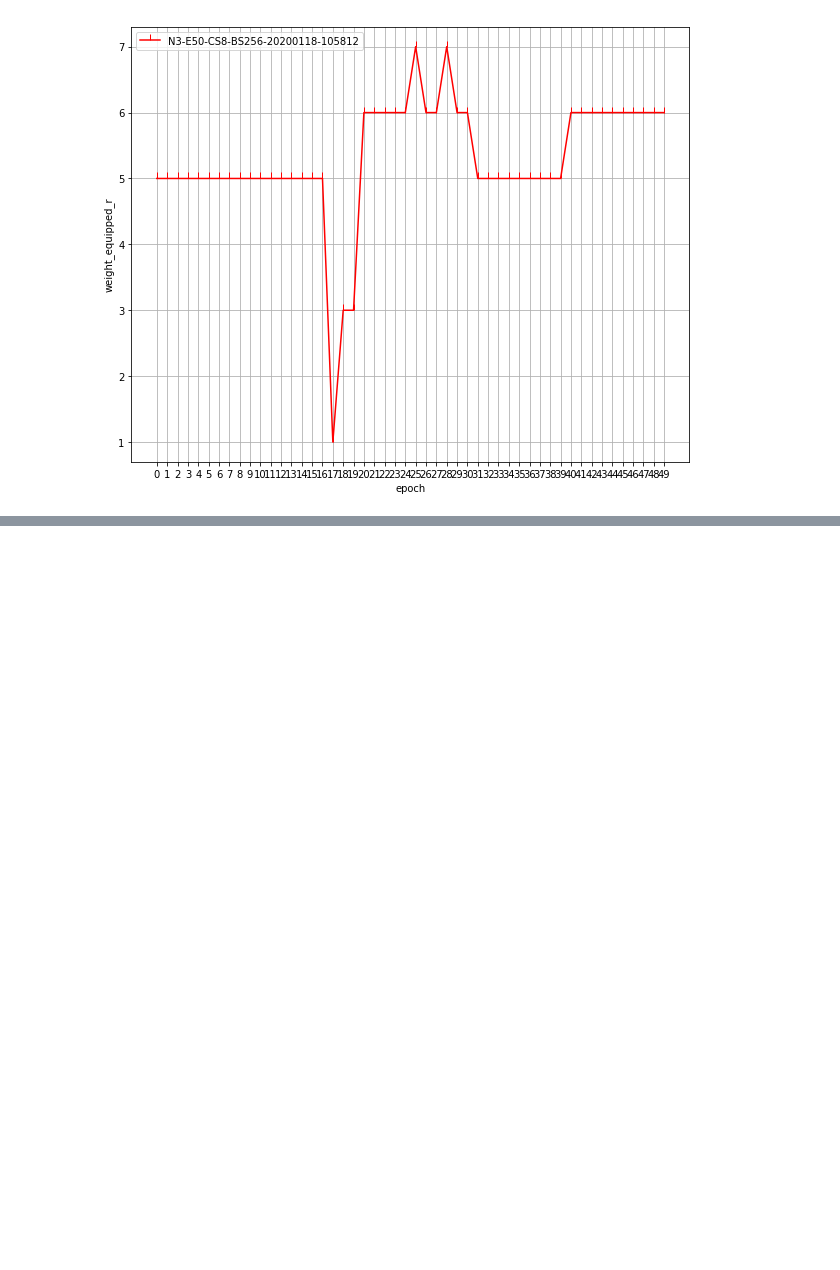
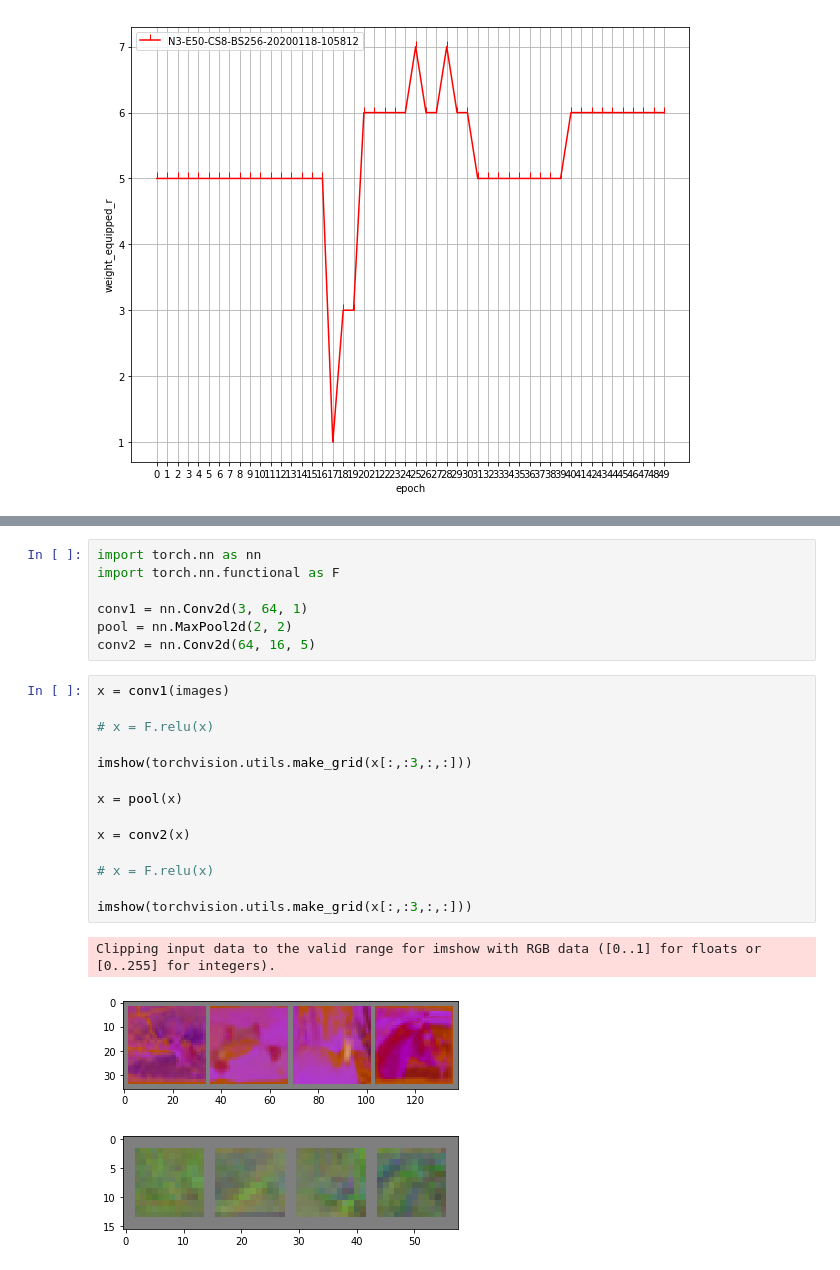
Before and after one commit to huawei-resnet/PC-DARTS, a Jupyter notebook: graphics.ipynb, the cells around one changed output, grey strips where cells are left out. Saved outputs shown, nothing was run; the diff lists cells and outputs as text; blank space fills up the shorter version.

```diff
--- a/graphics.ipynb
+++ b/graphics.ipynb
@@ -417,0 +558,25 @@ graphics_genotype(["N3-E50-CS8-BS256-20200118-105812"], "genotype_debug")
+# %%
+import torch.nn as nn
+import torch.nn.functional as F
+
+conv1 = nn.Conv2d(3, 64, 1)
+pool = nn.MaxPool2d(2, 2)
+conv2 = nn.Conv2d(64, 16, 5)
+# %%
+x = conv1(images)
+
+# x = F.relu(x)
+
+imshow(torchvision.utils.make_grid(x[:,:3,:,:]))
+
+x = pool(x)
+
+x = conv2(x)
+
+# x = F.relu(x)
+
+imshow(torchvision.utils.make_grid(x[:,:3,:,:]))
+# %% [output]
+Clipping input data to the valid range for imshow with RGB data ([0..1] for floats or [0..255] for integers).
+[figure, added]
+[figure, added]
```
Also changed, not shown: parts of 11 cells of this notebook.
